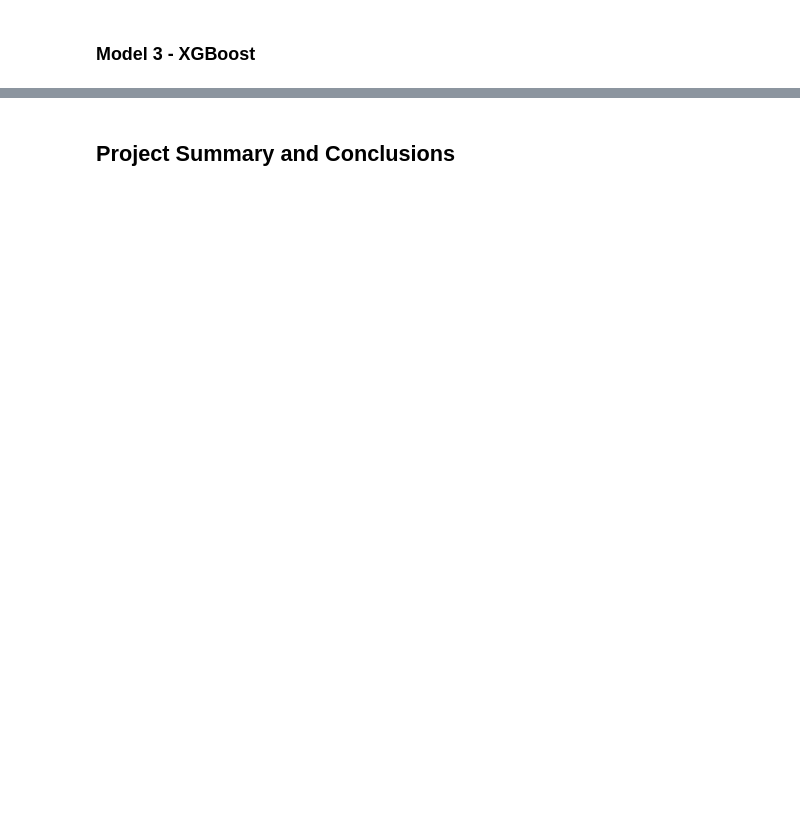
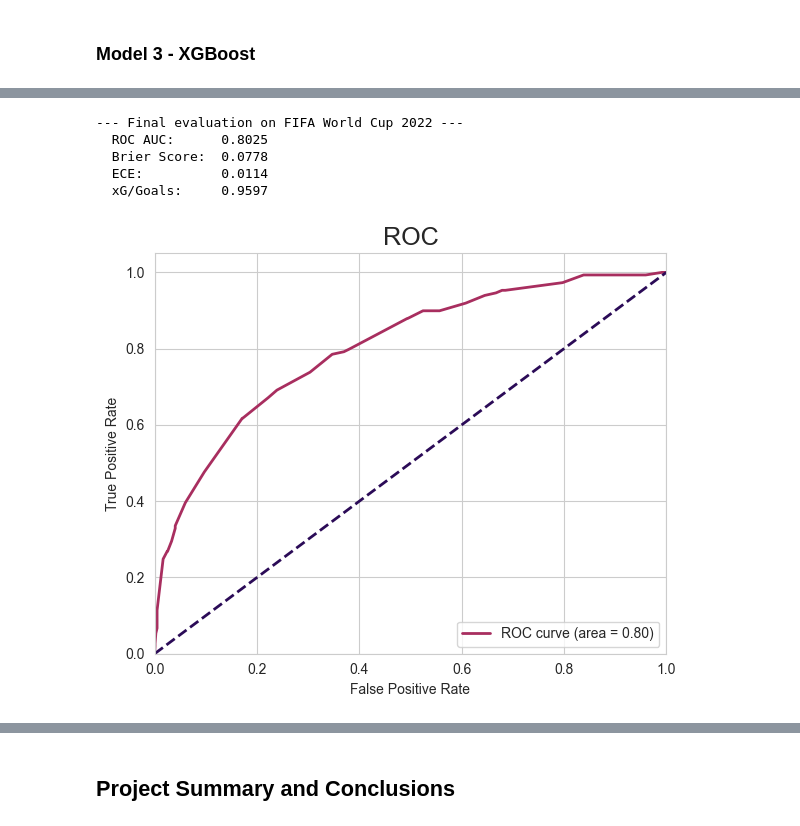
Before and after one commit to bsobkowicz1096/Football-xG-Predictor, a Jupyter notebook: notebooks/xg_model.ipynb, the cells around one changed output, grey strips where cells are left out. Drawn from its saved outputs; the diff is of its cells as text; code cells hidden in the pictures; blank space fills up the shorter version.

```diff
--- a/notebooks/xg_model.ipynb
+++ b/notebooks/xg_model.ipynb
@@ -834,2 +807,14 @@ xG/Goals     0.9162  0.9344    0.9378  0.9237
+# %%
+best_name = 'Isotonic'  # options: 'Raw', 'Beta', 'Isotonic', 'Platt'
+# %%
+print("--- Final evaluation on FIFA World Cup 2022 ---")
+final_metrics = evaluate_model(best_model, X_test, y_test, calibrator=calibrators[best_name])
+# %% [output]
+--- Final evaluation on FIFA World Cup 2022 ---
+  ROC AUC:      0.8025
+  Brier Score:  0.0778
+  ECE:          0.0114
+  xG/Goals:     0.9597
+[figure, added]
 # %% [markdown]
 ### SHAP Feature Importance Analysis
```
Also changed, not shown: parts of 45 cells of this notebook, 5 other files.
